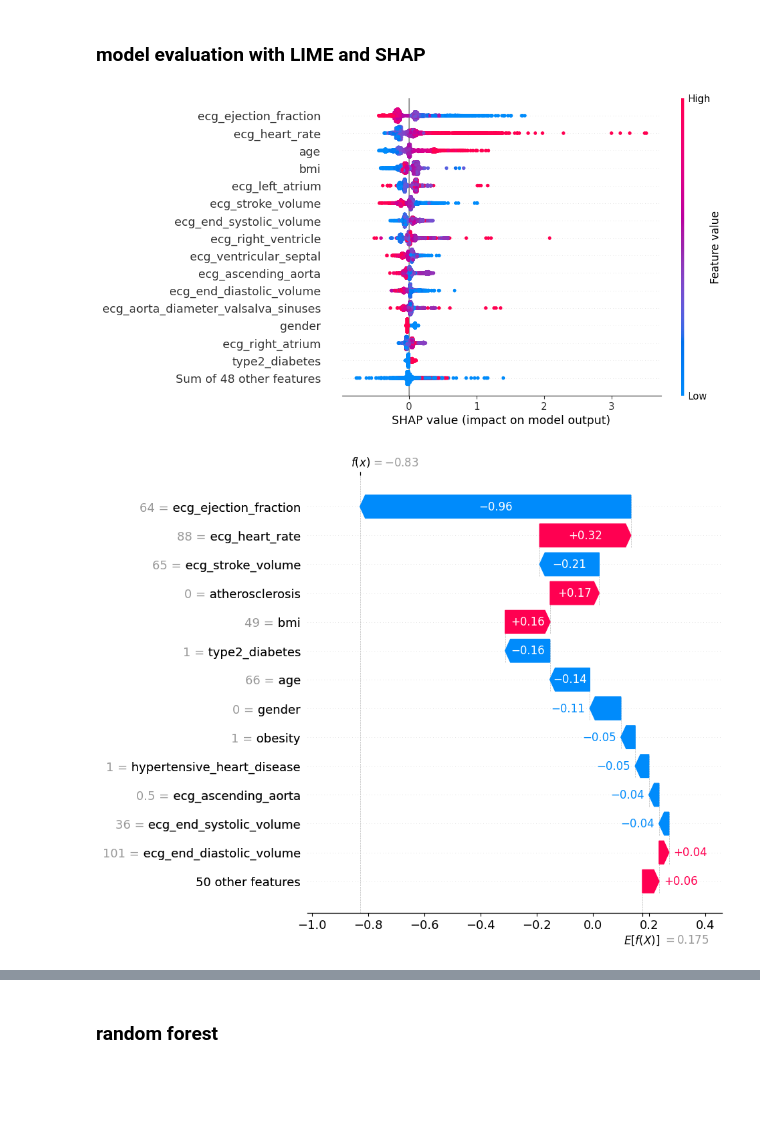
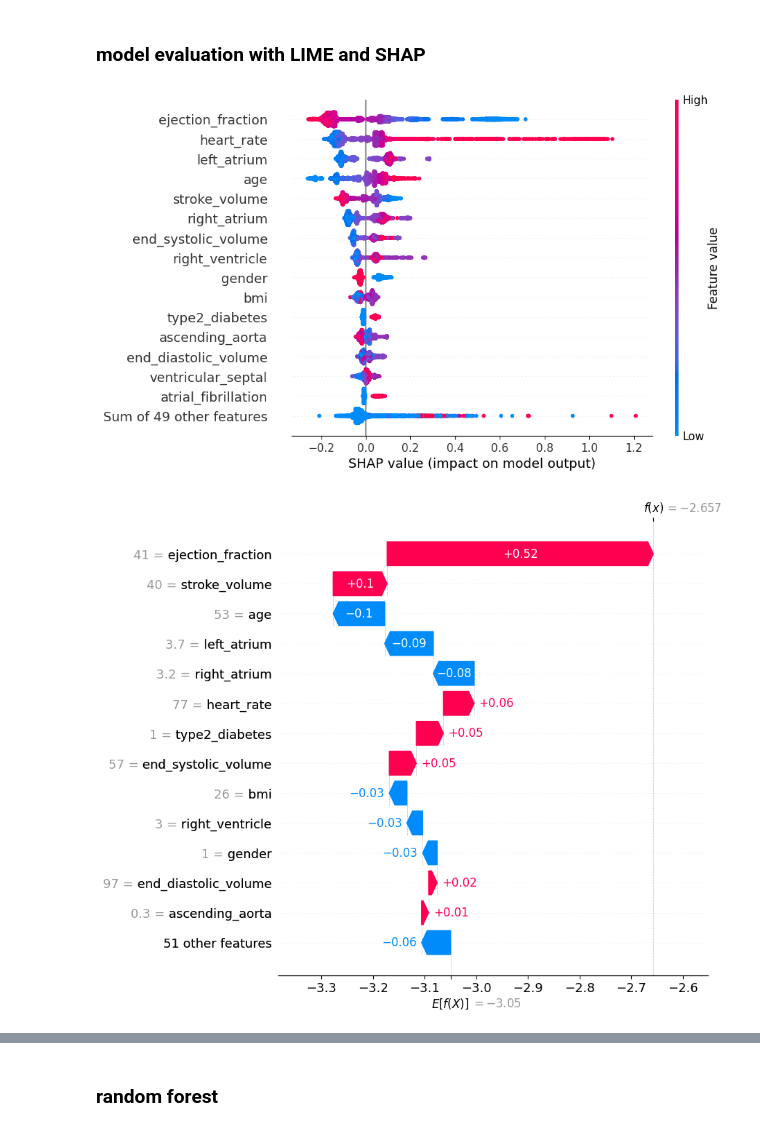
Before and after one commit to KonstantinBurkin/parse-records, a Jupyter notebook: notebooks/8.2_make_models.ipynb, the cells around one changed output, grey strips where cells are left out. Drawn from its saved outputs; the diff is of its cells as text; code cells hidden in the pictures; blank space fills up the shorter version.

Commit message:
add interpretation graphs

```diff
--- a/notebooks/8.2_make_models.ipynb
+++ b/notebooks/8.2_make_models.ipynb
@@ -676,19 +676,19 @@ shape: (1, 9)
 ### model evaluation with LIME and SHAP
 # %%
 explainer = shap.TreeExplainer(model)
-shap_values = explainer(X_train.to_pandas())
+shap_values = explainer(X_train_cut.to_pandas())
 shap.plots.beeswarm(
     shap_values,
     16,
     plot_size=(8, 6),
 )
 plt.show()
 # %% [output]
-[figure, old version]
+[figure, new version]
 # %%
 shap.plots.waterfall(shap_values[0], max_display=14)
 # %% [output]
-[figure, old version]
+[figure, new version]
 # %%
 import lime
 
```
Also changed, not shown: parts of 14 cells of this notebook.
